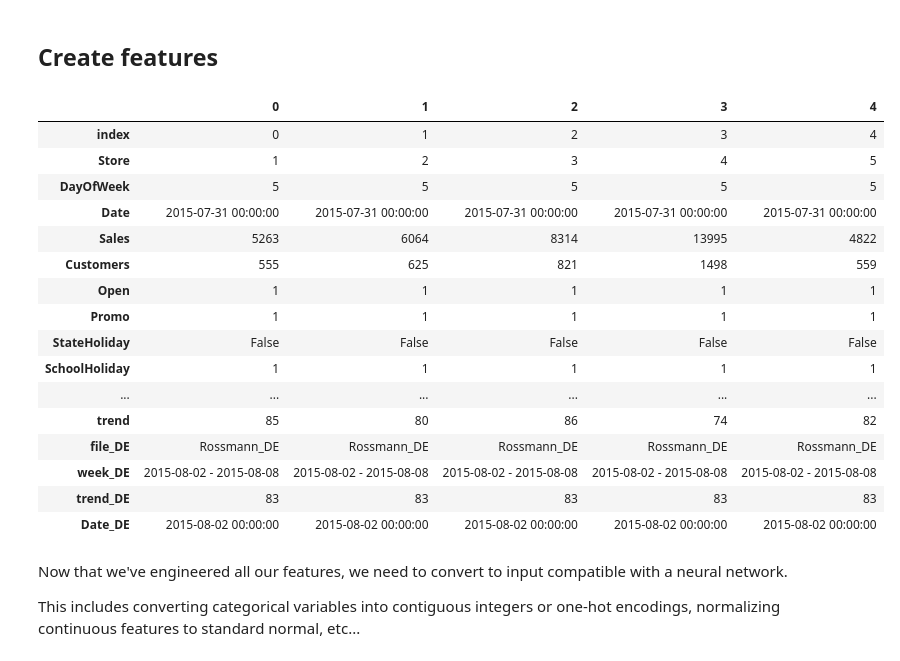
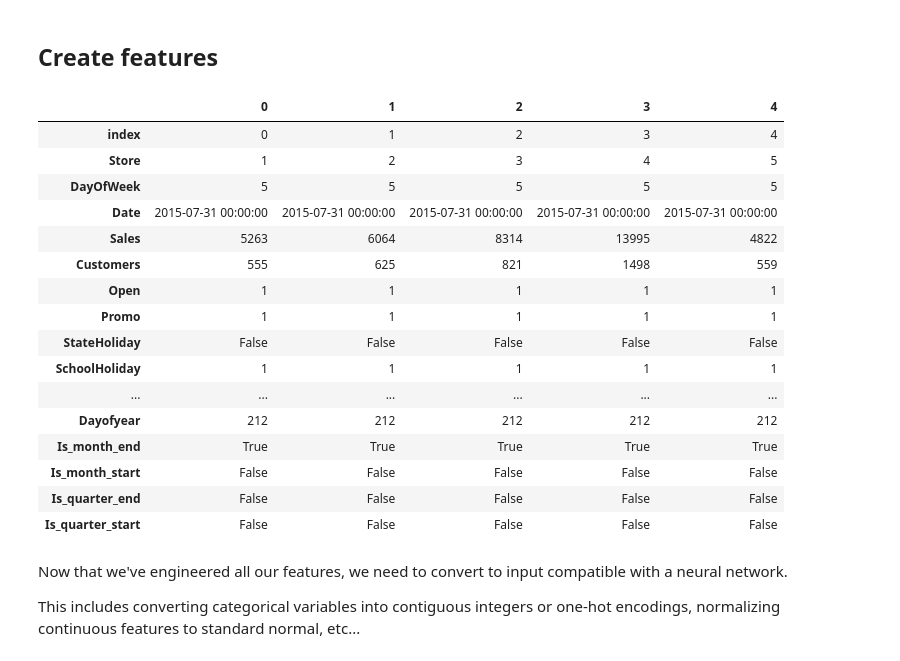
Before and after one commit to ksulima/Entity_Embedding_Structured_Data, a Jupyter notebook: Rossman.ipynb, the cells around one changed output. Saved outputs shown, nothing was run; the diff lists cells and outputs as text; code cells hidden in the pictures.

```diff
--- a/Rossman.ipynb
+++ b/Rossman.ipynb
@@ -578,25 +578,25 @@ While these steps were explicitly outlined in the paper, these are all fairly ty
 joined = pd.read_pickle(os.path.join(DATA_PATH, 'joined.pkl'))
 joined_test = pd.read_pickle(os.path.join(DATA_PATH, 'joined_test.pkl'))
 # %%
-joined.head().T.head(40)
+joined.head().T.head(20)
 # %% [output]
 |  | 0 | 1 | 2 | 3 | 4 |
 | index | 0 | 1 | 2 | 3 | 4 |
 | Store | 1 | 2 | 3 | 4 | 5 |
 | DayOfWeek | 5 | 5 | 5 | 5 | 5 |
 | Date | 2015-07-31 00:00:00 | 2015-07-31 00:00:00 | 2015-07-31 00:00:00 | 2015-07-31 00:00:00 | 2015-07-31 00:00:00 |
 | Sales | 5263 | 6064 | 8314 | 13995 | 4822 |
 | Customers | 555 | 625 | 821 | 1498 | 559 |
 | Open | 1 | 1 | 1 | 1 | 1 |
 | Promo | 1 | 1 | 1 | 1 | 1 |
 | StateHoliday | False | False | False | False | False |
 | SchoolHoliday | 1 | 1 | 1 | 1 | 1 |
 | ... | ... | ... | ... | ... | ... |
-| trend | 85 | 80 | 86 | 74 | 82 |
-| file_DE | Rossmann_DE | Rossmann_DE | Rossmann_DE | Rossmann_DE | Rossmann_DE |
-| week_DE | 2015-08-02 - 2015-08-08 | 2015-08-02 - 2015-08-08 | 2015-08-02 - 2015-08-08 | 2015-08-02 - 2015-08-08 | 2015-08-02 - 2015-08-08 |
-| trend_DE | 83 | 83 | 83 | 83 | 83 |
-| Date_DE | 2015-08-02 00:00:00 | 2015-08-02 00:00:00 | 2015-08-02 00:00:00 | 2015-08-02 00:00:00 | 2015-08-02 00:00:00 |
+| Dayofyear | 212 | 212 | 212 | 212 | 212 |
+| Is_month_end | True | True | True | True | True |
+| Is_month_start | False | False | False | False | False |
+| Is_quarter_end | False | False | False | False | False |
+| Is_quarter_start | False | False | False | False | False |
 # %% [markdown]
 Now that we've engineered all our features, we need to convert to input compatible with a neural network.
 
```
Also changed, not shown: parts of 13 cells of this notebook, 3 other files.
